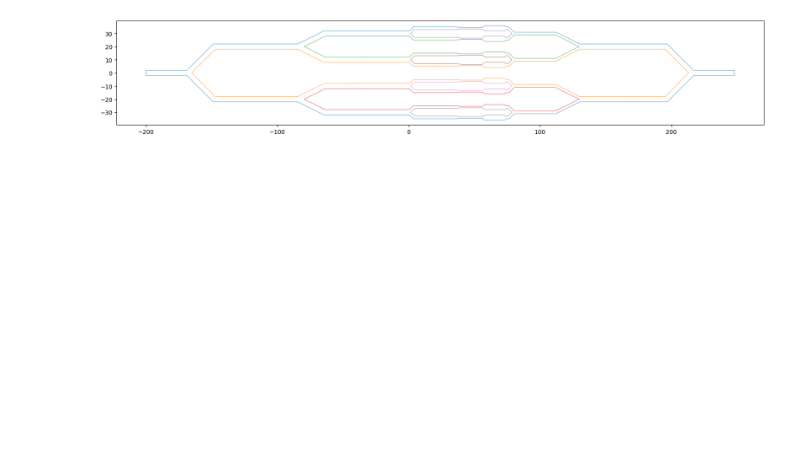
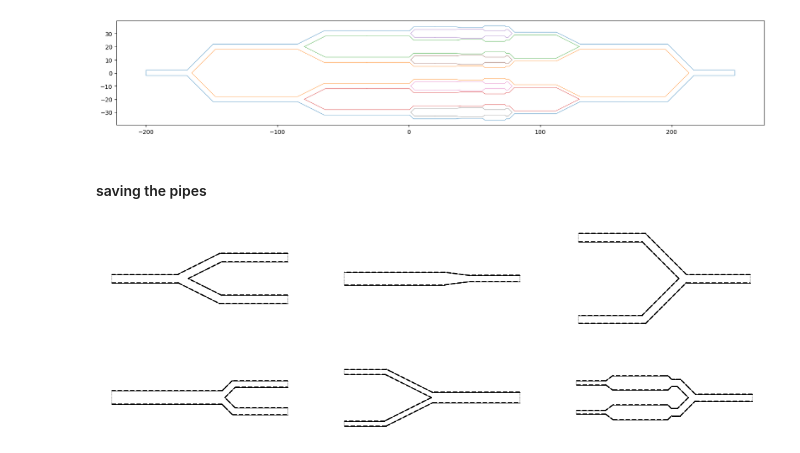
Before and after one commit to WangHaiYang874/stokes2d, a Jupyter notebook: exp3-copy/constructing geometry.ipynb, the cells around one changed output. Saved outputs shown, nothing was run; the diff lists cells and outputs as text; code cells hidden in the pictures; blank space fills up the shorter version.

```diff
--- a/exp3-copy/constructing geometry.ipynb
+++ b/exp3-copy/constructing geometry.ipynb
@@ -179,3 +243,19 @@ for b in global_pipe.boundaries:
 # %%
 with open('global_pipe.pickle','wb') as f:
     pickle.dump(global_pipe,f)
+# %% [markdown]
+#### saving the pipes
+# %%
+pipes = [p for p,s in pipes_and_shifts5]
+pipes = list(set(pipes))
+pipes.pop(4)
+pipes.pop(2)
+
+fig, axes = plt.subplots(2,3,figsize=(12,4))
+for ax,p in zip(axes.flat,pipes):
+    ax.set_aspect('equal')
+    ax.axis('off')
+    p.build_geometry(required_tol=1e-3)
+    p.exterior_boundary.plot_plyg_bdr(ax,linewidth_coef=0.3,color='k')
+# %% [output]
+[figure, added]
```
Also changed, not shown: parts of 4 cells of this notebook, 37 other files.
